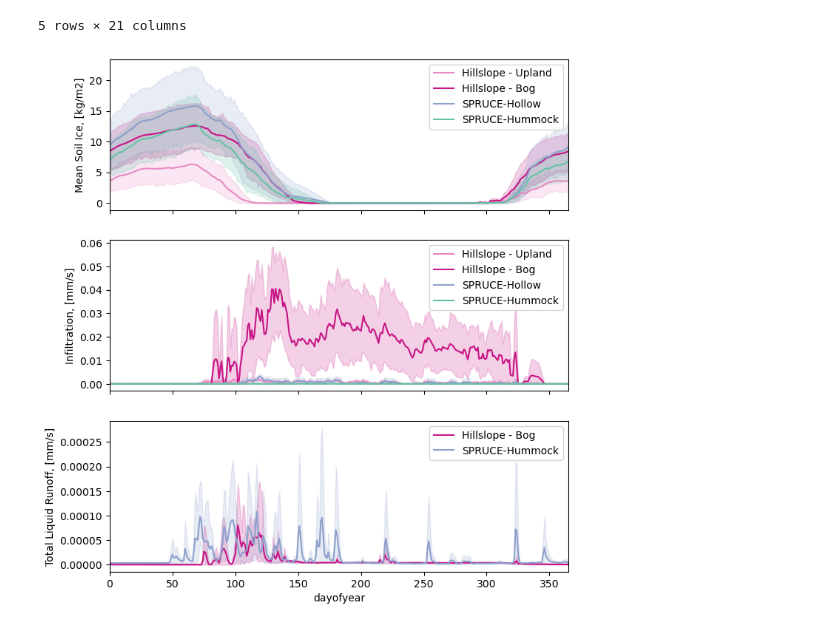
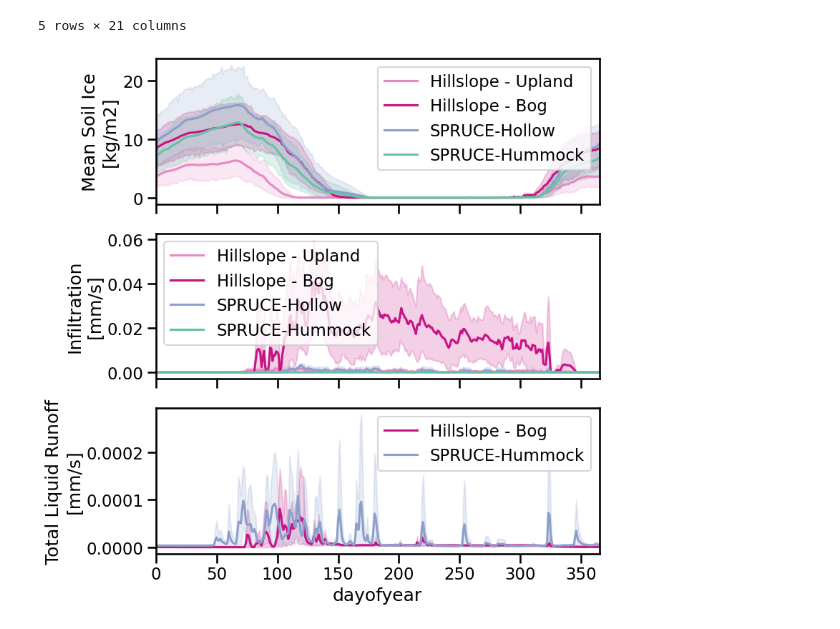
Before and after one commit to mwdjones/peatlandMIP, a Jupyter notebook: 03_plots-HillslopePaper.ipynb, the cells around one changed output. Cells and saved outputs as stored; diff of their text form; code cells hidden in the pictures.

Commit message:
figures for CMWR

```diff
--- a/03_plots-HillslopePaper.ipynb
+++ b/03_plots-HillslopePaper.ipynb
@@ -155,3 +154,5 @@ sns.color_palette("Set2")
 #    2 - Spruce Hollow
 #    1 - CLM 5.0
 #    3 - CLM Hillslope
+
+sns.set_context('talk')
@@ -408,36 +400,36 @@ sns.lineplot(x = SPRUCEcalib.sel(lndgrid = 0).time.dt.dayofyear,
 
 #Soil Moisture
 #Model traces
 #modShallow = np.array(HILLSLOPEcalibcol.isel(column = 2, levsoi = 1).H2OSOI).reshape(length)
 #modDeep = np.array(HILLSLOPEcalibcol.isel(column = 2, levsoi = 5).H2OSOI).reshape(length)
 
 #sns.lineplot(x = pd.to_datetime(HILLSLOPEcalibcol.sel(column = 2).time.dt.strftime('%c')), y = modShallow, color = pal[3],
 #             ax = ax, label = 'Hillslope - 4cm')
 #sns.lineplot(x = pd.to_datetime(HILLSLOPEcalibcol.sel(column = 2).time.dt.strftime('%c')), y = modDeep, color = pal[3], linestyle = '--',
 #             ax = ax, label = 'Hillslope - 40cm')
 
 #Time series data
 #sns.lineplot(x = sm_data.TIMESTAMP, y = sm_data.LO_SH, color = 'black',
 #             ax = ax, label = 'MEF - 3-9cm')
 #sns.lineplot(x = sm_data.TIMESTAMP, y = sm_data.LO_DP, color = 'black', linestyle = '--',
 #             ax = ax, label = 'MEF - 32-50cm')
 
 
 #Total Lateral Runoff
 sns.lineplot(x = HILLSLOPEcalibcol.sel(column = 1).time.dt.dayofyear,
              y = HILLSLOPEcalibcol.sel(column = 1).QRUNOFF, color = 'mediumvioletred',
              ax = ax, label = 'Hillslope - Bog')
 
 sns.lineplot(x = SPRUCEcalib.sel(lndgrid = 1).time.dt.dayofyear,
              y = SPRUCEcalib.sel(lndgrid = 1).QRUNOFF,
              label = 'SPRUCE-Hummock', color = pal[2],  ax = ax)
 
 ax.set_xlim(0, 365)
-ax2.set_ylabel('Infiltration, [mm/s]')
-ax15.set_ylabel('Mean Soil Ice, [kg/m2]')
-ax.set_ylabel('Total Liquid Runoff, [mm/s]')
+ax2.set_ylabel('Infiltration\n[mm/s]')
+ax15.set_ylabel('Mean Soil Ice\n[kg/m2]')
+ax.set_ylabel('Total Liquid Runoff\n[mm/s]')
 
-plt.savefig('./figures/Pub/uplandSoilMoisture.pdf', bbox_inches = 'tight')
-plt.savefig('./figures/Pub/uplandSoilMoisture.svg', bbox_inches = 'tight')
+plt.savefig('./figures/CMWR/uplandSoilMoisture.pdf', bbox_inches = 'tight')
+plt.savefig('./figures/CMWR/uplandSoilMoisture.svg', bbox_inches = 'tight')
 # %% [output]
-[figure, old version]
+[figure, new version]
```
Also changed, not shown: parts of 9 cells of this notebook, 41 other files.
